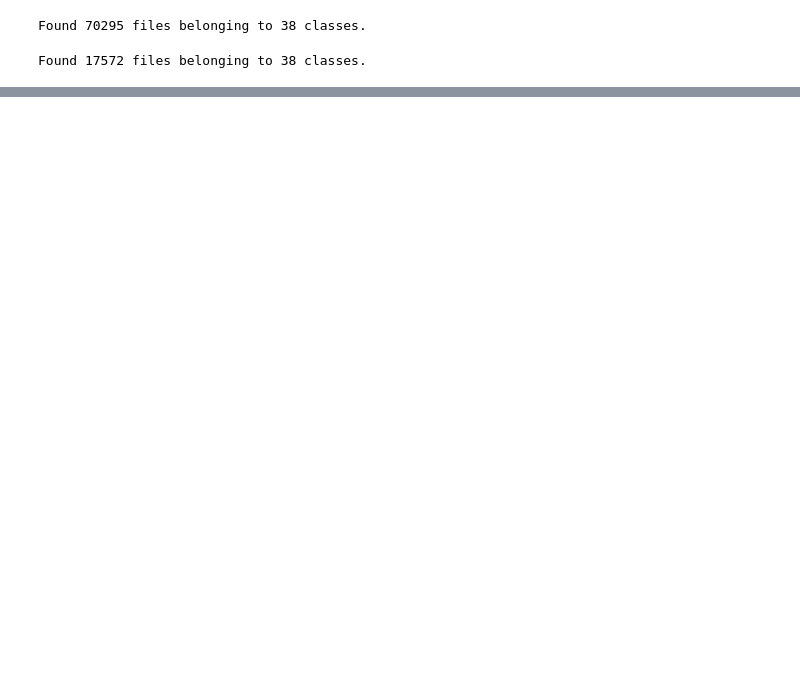
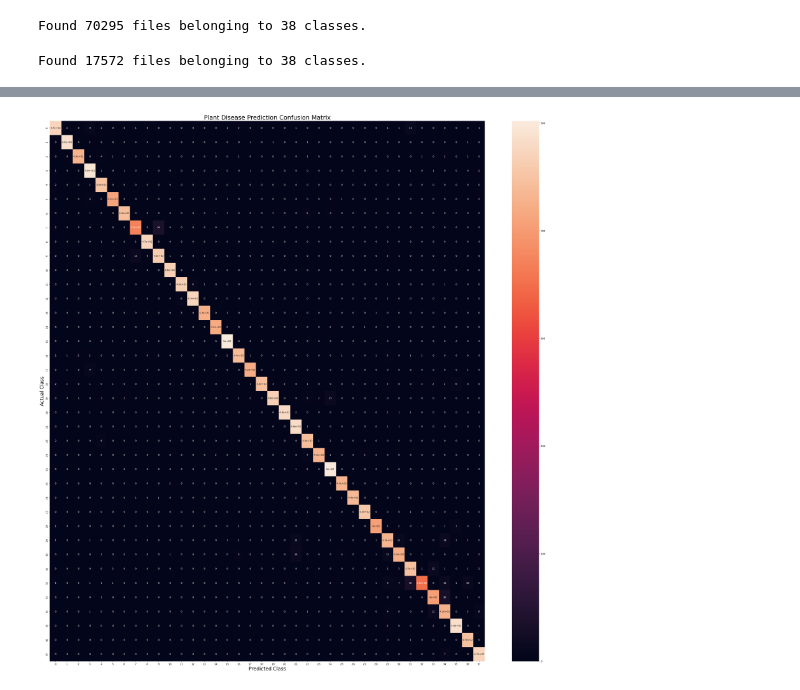
Before and after one commit to achala2702/farm_mate, a Jupyter notebook: machine_learning/disease_detection/Disease_detection.ipynb, the cells around one changed output, grey strips where cells are left out. Saved outputs shown, nothing was run; the diff lists cells and outputs as text; code cells hidden in the pictures; blank space fills up the shorter version.

```diff
--- a/machine_learning/disease_detection/Disease_detection.ipynb
+++ b/machine_learning/disease_detection/Disease_detection.ipynb
@@ -165,0 +206,3 @@ plt.show()
+# %%
+predictions = model.predict(testing_set)
+predicted_categories = tf.argmax(predictions, axis=1)
@@ -165,0 +211,3 @@ plt.show()
+# %%
+true_cat = tf.concat([y for x, y in testing_set], axis=0)
+true_categories = tf.argmax(true_cat, axis=1)
@@ -165,0 +227,3 @@ plt.show()
+# %%
+from sklearn.metrics import confusion_matrix,classification_report
+cm = confusion_matrix(true_categories,predicted_categories)
@@ -166,2 +251,12 @@ plt.show()
+# %%
+plt.figure(figsize=(40, 40))
+sns.heatmap(cm,annot=True,annot_kws={"size": 10})
+
+plt.xlabel('Predicted Class',fontsize = 20)
+plt.ylabel('Actual Class',fontsize = 20)
+plt.title('Plant Disease Prediction Confusion Matrix',fontsize = 25)
+plt.show()
+# %% [output]
+[figure, added]
 # %%
 #saving the model
```
Also changed, not shown: parts of 26 cells of this notebook, 2 other files.
